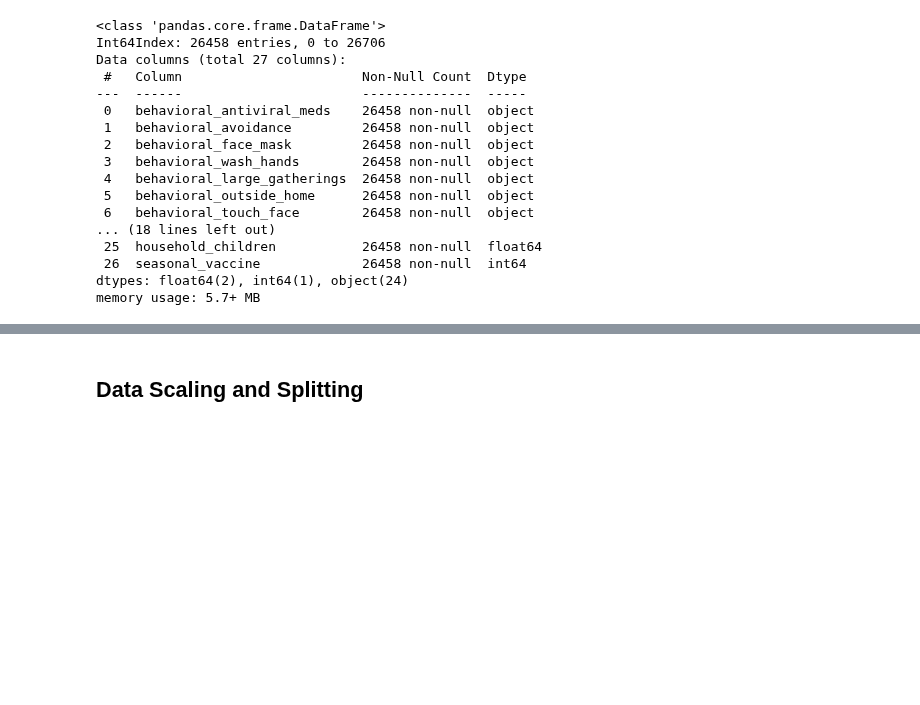
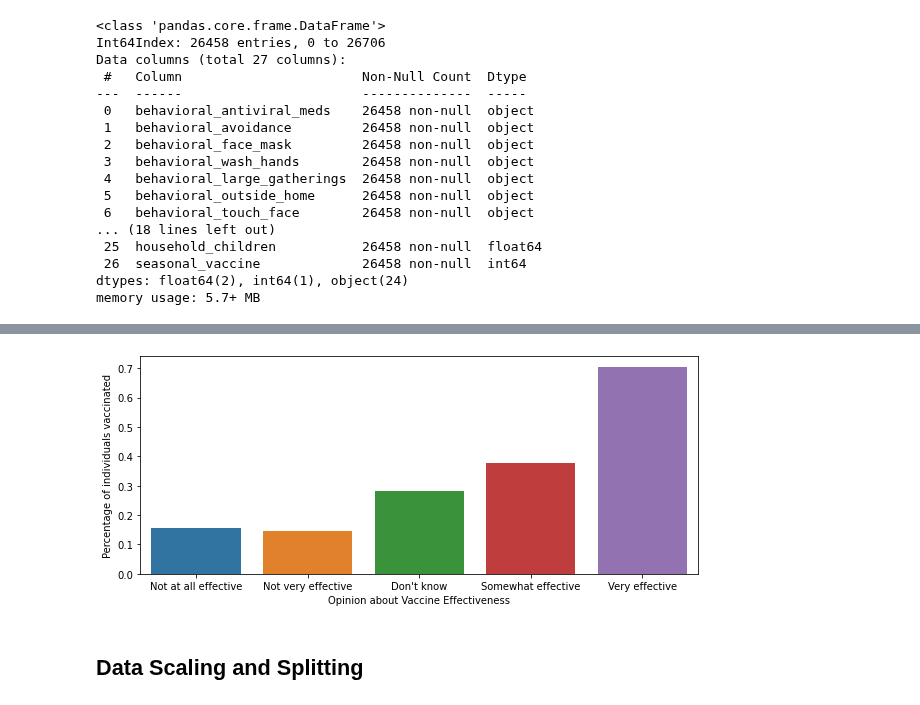
Before and after one commit to adobronyi/predicting_seasonal_flu_vaccines, a Jupyter notebook: student_v1.ipynb, the cells around one changed output, grey strips where cells are left out. Cells and saved outputs as stored; diff of their text form; code cells hidden in the pictures; blank space fills up the shorter version.

```diff
--- a/student_v1.ipynb
+++ b/student_v1.ipynb
@@ -217,3 +235,12 @@ As expected, with the exception of 'household_adults' and 'household_children,'
+# %%
+# plot vaccination rate by opinion of vaccine effectiveness
+f,ax = plt.subplots(figsize=(10,4))
+sns.barplot(x=['Not at all effective','Not very effective',"Don't know",'Somewhat effective','Very effective'],
+            y=(df.groupby(['opinion_seas_vacc_effective']).sum()['seasonal_vaccine']/df['opinion_seas_vacc_effective'].value_counts())[0:5])
+plt.xlabel('Opinion about Vaccine Effectiveness')
+plt.ylabel('Percentage of individuals vaccinated');
+# %% [output]
+[figure, added]
 # %% [markdown]
 ## Data Scaling and Splitting
 # %% [markdown]
```
Also changed, not shown: parts of 97 cells of this notebook.
